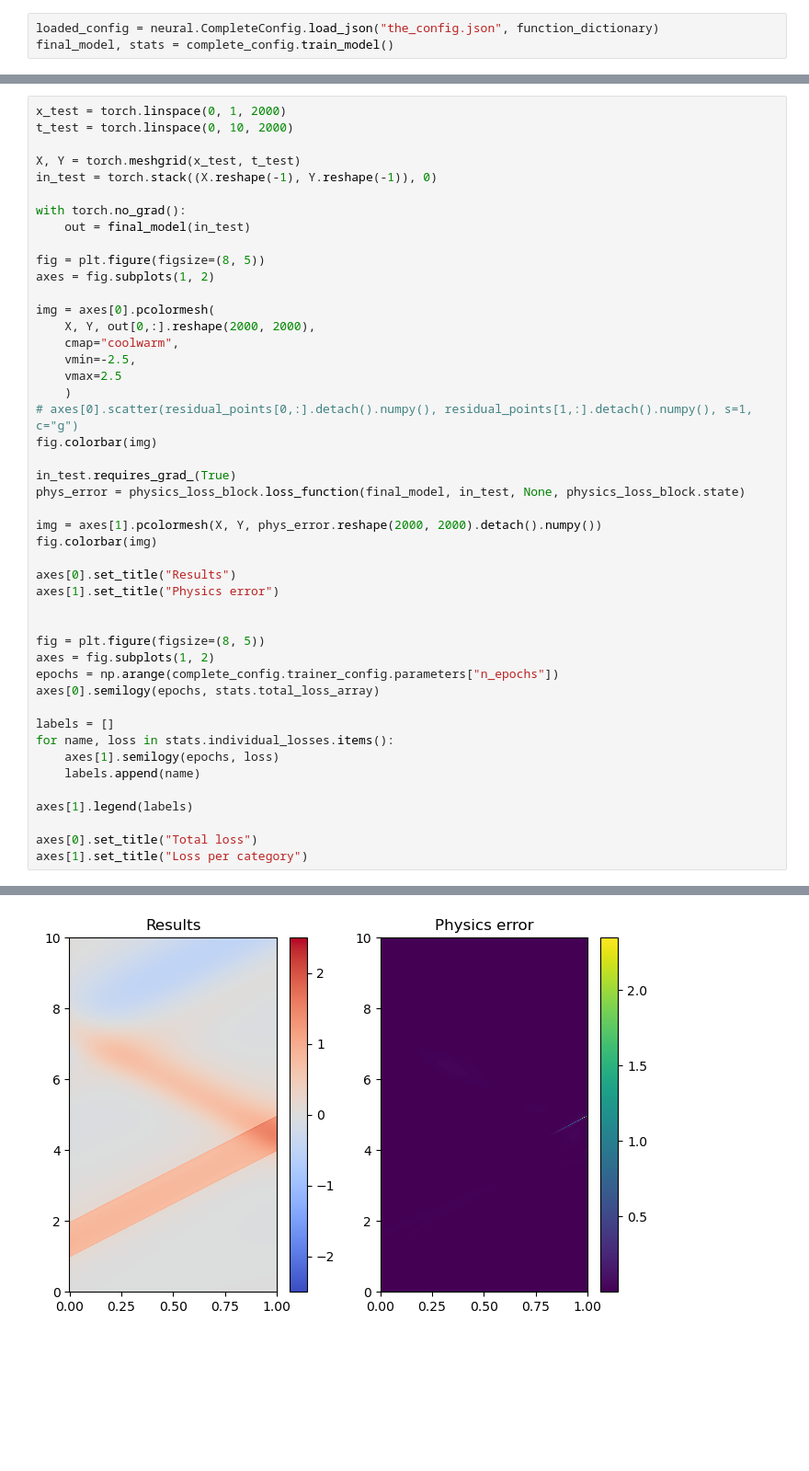
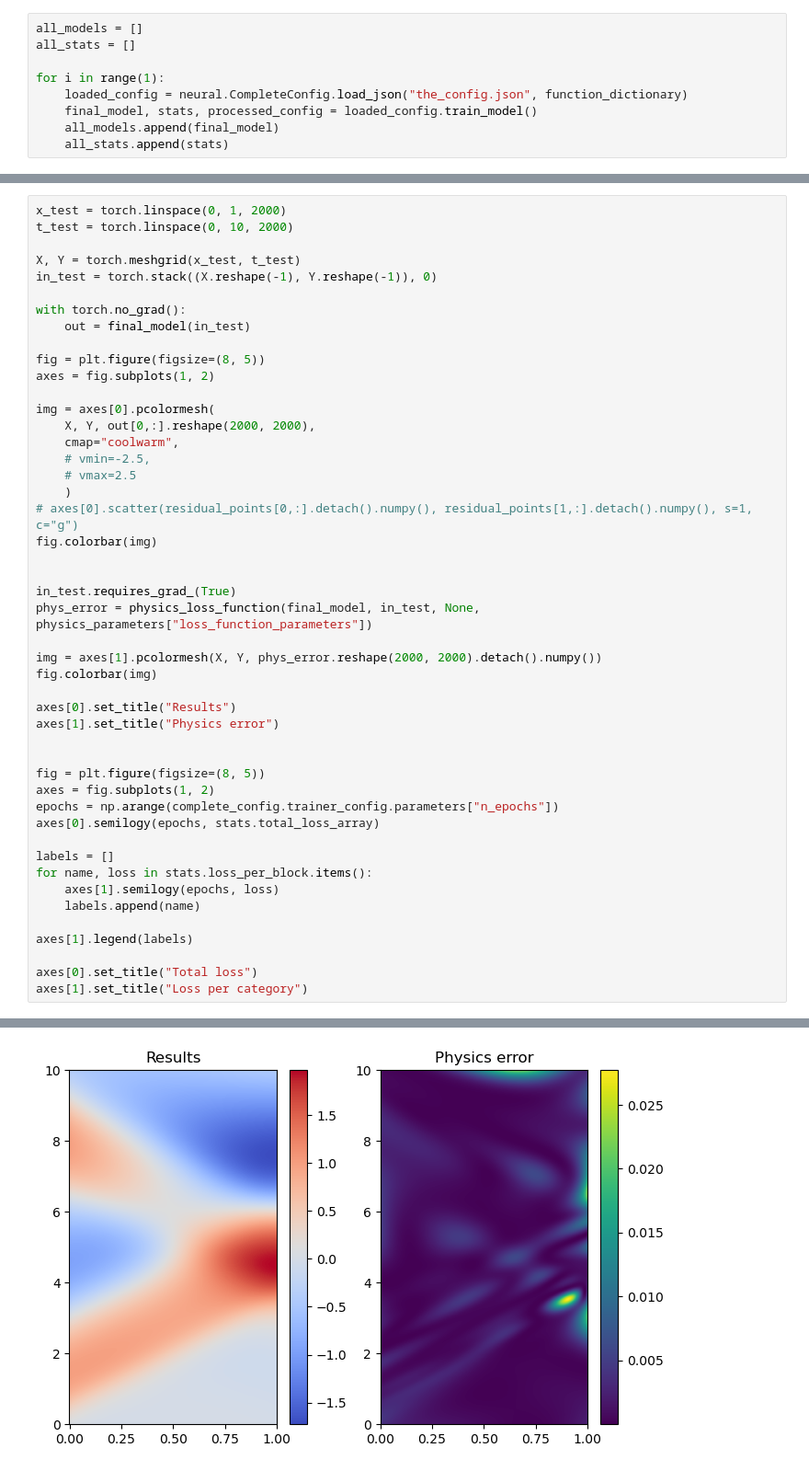
Before and after one commit to AlejandroPenacho/PINN-Project, a Jupyter notebook: pinn_approach.ipynb, the cells around one changed output, grey strips where cells are left out. Shown at 92% size. Saved outputs shown, nothing was run; the diff lists cells and outputs as text; blank space fills up the shorter version.

```diff
--- a/pinn_approach.ipynb
+++ b/pinn_approach.ipynb
@@ -143,6 +361,12 @@ complete_config = neural.CompleteConfig(model_config, trainer_config, loss_block
 
 complete_config.save_json("the_config.json")
 # %%
-loaded_config = neural.CompleteConfig.load_json("the_config.json", function_dictionary)
-final_model, stats = complete_config.train_model()
+all_models = []
+all_stats = []
+
+for i in range(1):
+    loaded_config = neural.CompleteConfig.load_json("the_config.json", function_dictionary)
+    final_model, stats, processed_config = loaded_config.train_model()
+    all_models.append(final_model)
+    all_stats.append(stats)
 # %% [output]
@@ -172,36 +394,37 @@ axes = fig.subplots(1, 2)
 img = axes[0].pcolormesh(
     X, Y, out[0,:].reshape(2000, 2000),
     cmap="coolwarm",
-    vmin=-2.5,
-    vmax=2.5
+    # vmin=-2.5,
+    # vmax=2.5
     )
 # axes[0].scatter(residual_points[0,:].detach().numpy(), residual_points[1,:].detach().numpy(), s=1, c="g")
 fig.colorbar(img)
 
+
 in_test.requires_grad_(True)
-phys_error = physics_loss_block.loss_function(final_model, in_test, None, physics_loss_block.state)
+phys_error = physics_loss_function(final_model, in_test, None, physics_parameters["loss_function_parameters"])
 
 img = axes[1].pcolormesh(X, Y, phys_error.reshape(2000, 2000).detach().numpy())
 fig.colorbar(img)
 
 axes[0].set_title("Results")
 axes[1].set_title("Physics error")
 
 
 fig = plt.figure(figsize=(8, 5))
 axes = fig.subplots(1, 2)
 epochs = np.arange(complete_config.trainer_config.parameters["n_epochs"])
 axes[0].semilogy(epochs, stats.total_loss_array)
 
 labels = []
-for name, loss in stats.individual_losses.items():
+for name, loss in stats.loss_per_block.items():
     axes[1].semilogy(epochs, loss)
     labels.append(name)
 
 axes[1].legend(labels)
 
 axes[0].set_title("Total loss")
 axes[1].set_title("Loss per category")
 # %% [output]
 Text(0.5, 1.0, 'Loss per category')
-[figure, old version]
+[figure, new version]
```
Also changed, not shown: parts of 15 cells of this notebook, 3 other files.
